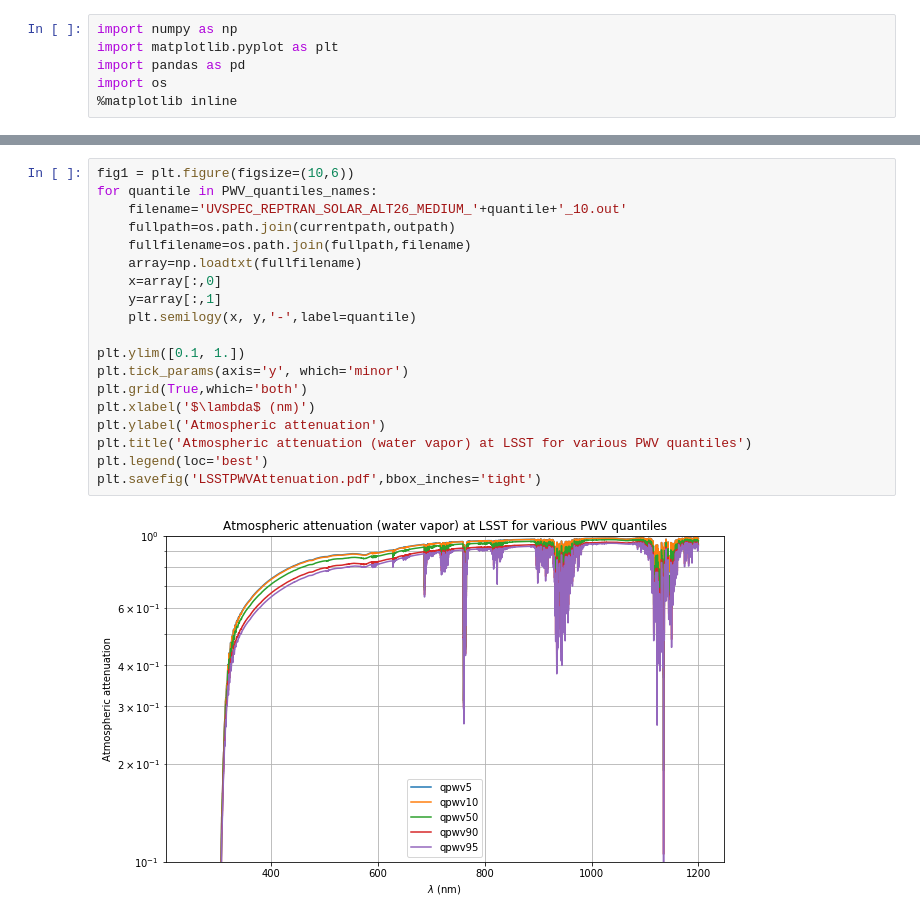
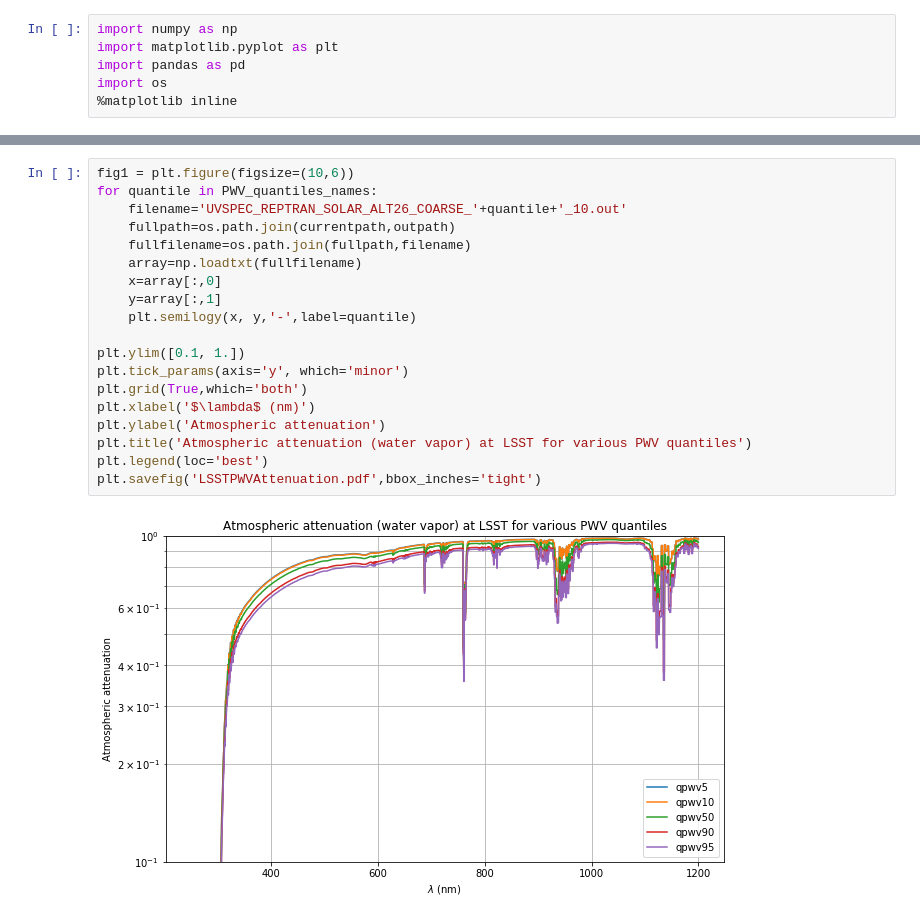
Before and after one commit to sylvielsstfr/AtmSimForP2IO_2017, a Jupyter notebook: radtran_pyscripts/ShowTransparenciesPWVAODQuantiles.ipynb, the cells around one changed output, grey strips where cells are left out. Cells and saved outputs as stored; diff of their text form.

```diff
--- a/radtran_pyscripts/ShowTransparenciesPWVAODQuantiles.ipynb
+++ b/radtran_pyscripts/ShowTransparenciesPWVAODQuantiles.ipynb
@@ -71,24 +52,24 @@ plt.legend(loc='best')
 # %%
 fig1 = plt.figure(figsize=(10,6))
 for quantile in PWV_quantiles_names:
-    filename='UVSPEC_REPTRAN_SOLAR_ALT26_MEDIUM_'+quantile+'_10.out'
+    filename='UVSPEC_REPTRAN_SOLAR_ALT26_COARSE_'+quantile+'_10.out'
     fullpath=os.path.join(currentpath,outpath)
     fullfilename=os.path.join(fullpath,filename)
     array=np.loadtxt(fullfilename)
     x=array[:,0]
     y=array[:,1]
     plt.semilogy(x, y,'-',label=quantile)
 
 plt.ylim([0.1, 1.])
 plt.tick_params(axis='y', which='minor')
 plt.grid(True,which='both')
 plt.xlabel('$\lambda$ (nm)')
 plt.ylabel('Atmospheric attenuation')
 plt.title('Atmospheric attenuation (water vapor) at LSST for various PWV quantiles')
 plt.legend(loc='best')
 plt.savefig('LSSTPWVAttenuation.pdf',bbox_inches='tight')
 # %% [output]
-[figure, old version]
+[figure, new version]
 # %%
 fig1 = plt.figure(figsize=(10,6))
 for quantile in PWV_quantiles_names:
```
Also changed, not shown: parts of 4 cells of this notebook, 2 other files.
